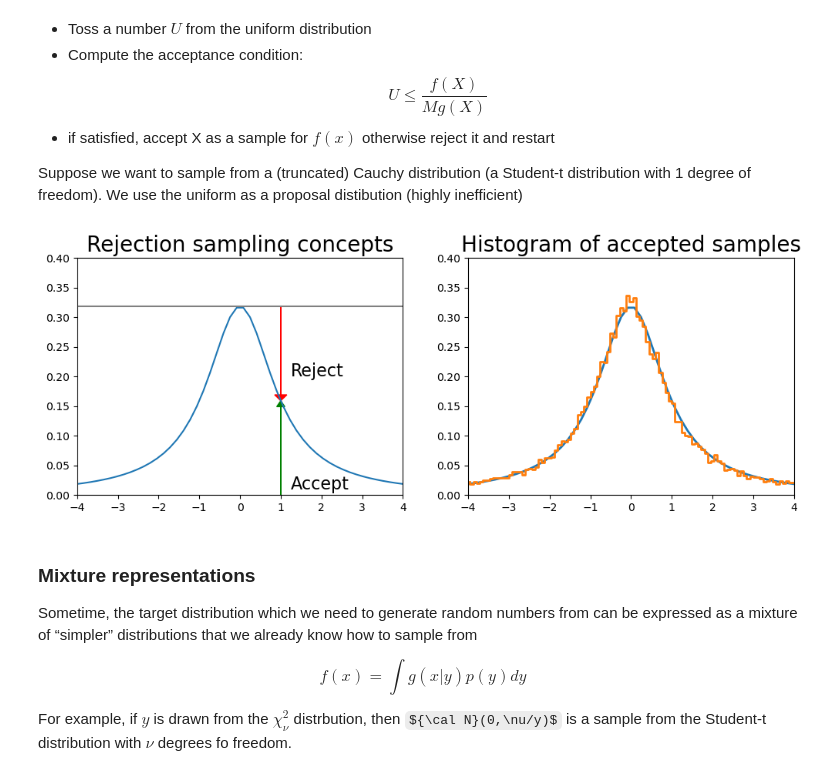
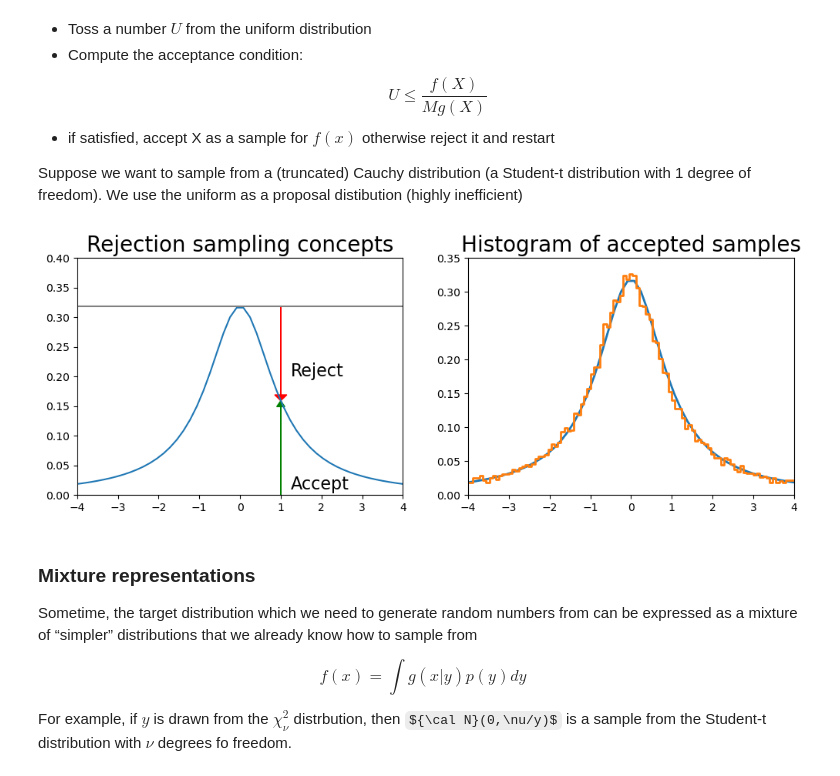
Before and after one commit to GioMai24/LaboratoryOfComputationalPhysics_Y7, a Jupyter notebook: Lab_10/10_MonteCarlo.ipynb, the cells around one changed output. Saved outputs shown, nothing was run; the diff lists cells and outputs as text; code cells hidden in the pictures; some formulas as TeX source.

```diff
--- a/Lab_10/10_MonteCarlo.ipynb
+++ b/Lab_10/10_MonteCarlo.ipynb
@@ -478,35 +478,35 @@ plt.plot(x, dist.pdf(x))
 plt.axhline(upper, color='grey')
 px = 1.0
 plt.arrow(px,0,0,dist.pdf(1.0)-0.01, linewidth=1,
          head_width=0.2, head_length=0.01, fc='g', ec='g')
 plt.arrow(px,upper,0,-(upper-dist.pdf(px)-0.01), linewidth=1,
          head_width=0.3, head_length=0.01, fc='r', ec='r')
 plt.text(px+.25, 0.2, 'Reject', fontsize=16)
 plt.text(px+.25, 0.01, 'Accept', fontsize=16)
 plt.axis([-4,4,0,0.4])
 plt.title('Rejection sampling concepts', fontsize=20)
 
 plt.subplot(122)
 n = 100000
 # generate from sampling distribution
 u = np.random.uniform(-4, 4, n)
 # accept-reject criterion for each point in sampling distribution
 r = np.random.uniform(0, upper, n)
 # accepted points will come from target (Cauchy) distribution
 v = u[r < dist.pdf(u)]
 plt.plot(x, dist.pdf(x), linewidth=2)
 
 # Plot scaled histogram
 factor = dist.cdf(4) - dist.cdf(-4)
 hist, bin_edges = np.histogram(v, bins=100, density=True)
 bin_centers = (bin_edges[:-1] + bin_edges[1:]) / 2.
 plt.step(bin_centers, factor*hist, linewidth=2)
 
-plt.axis([-4,4,0,0.4])
+plt.axis([-4,4,0,0.35])
 plt.title('Histogram of accepted samples', fontsize=20);
 plt.show()
 # %% [output]
-[figure, old version]
+[figure, new version]
 # %% [markdown]
 ### Mixture representations
 Sometime, the target distribution  which we need to generate random numbers from can be expressed as a mixture of “simpler” distributions that we already know how to sample from
```
Also changed, not shown: parts of 10 cells of this notebook, 1 other file.
